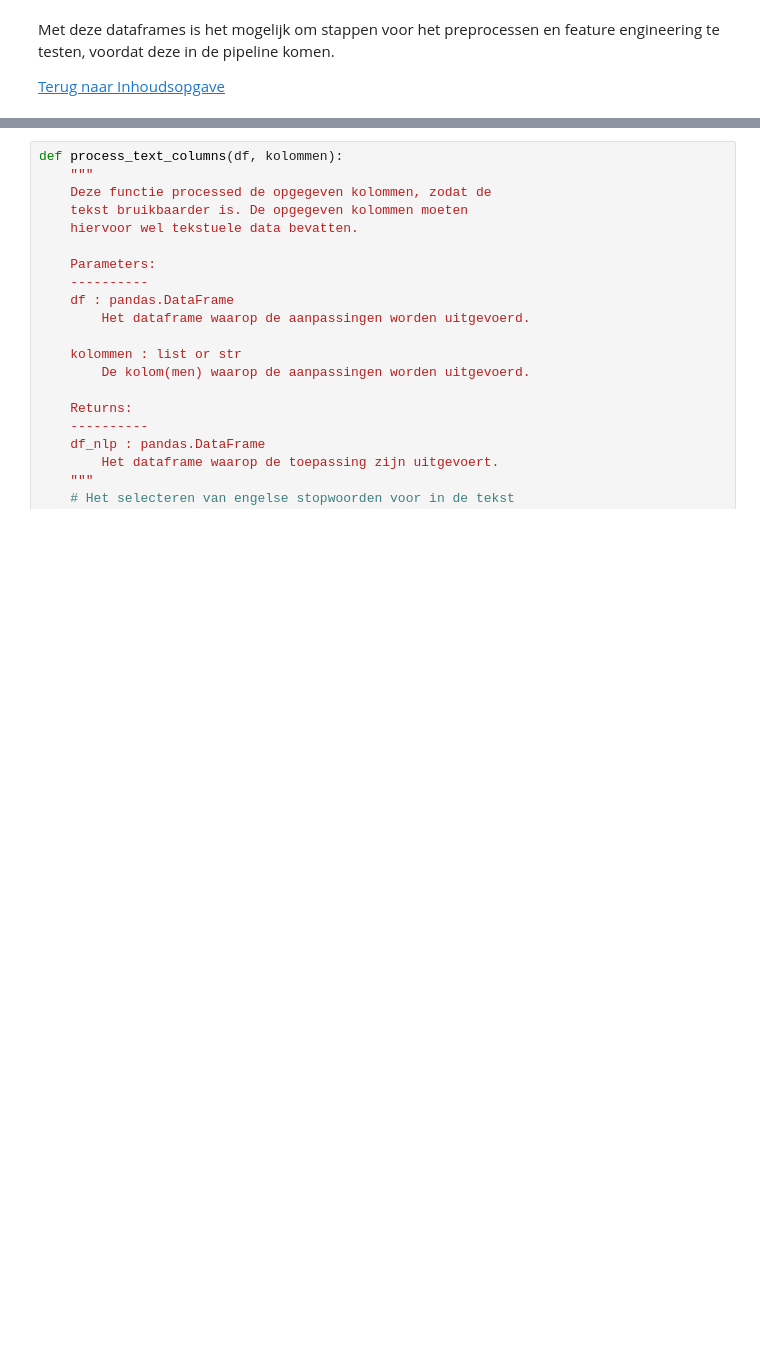
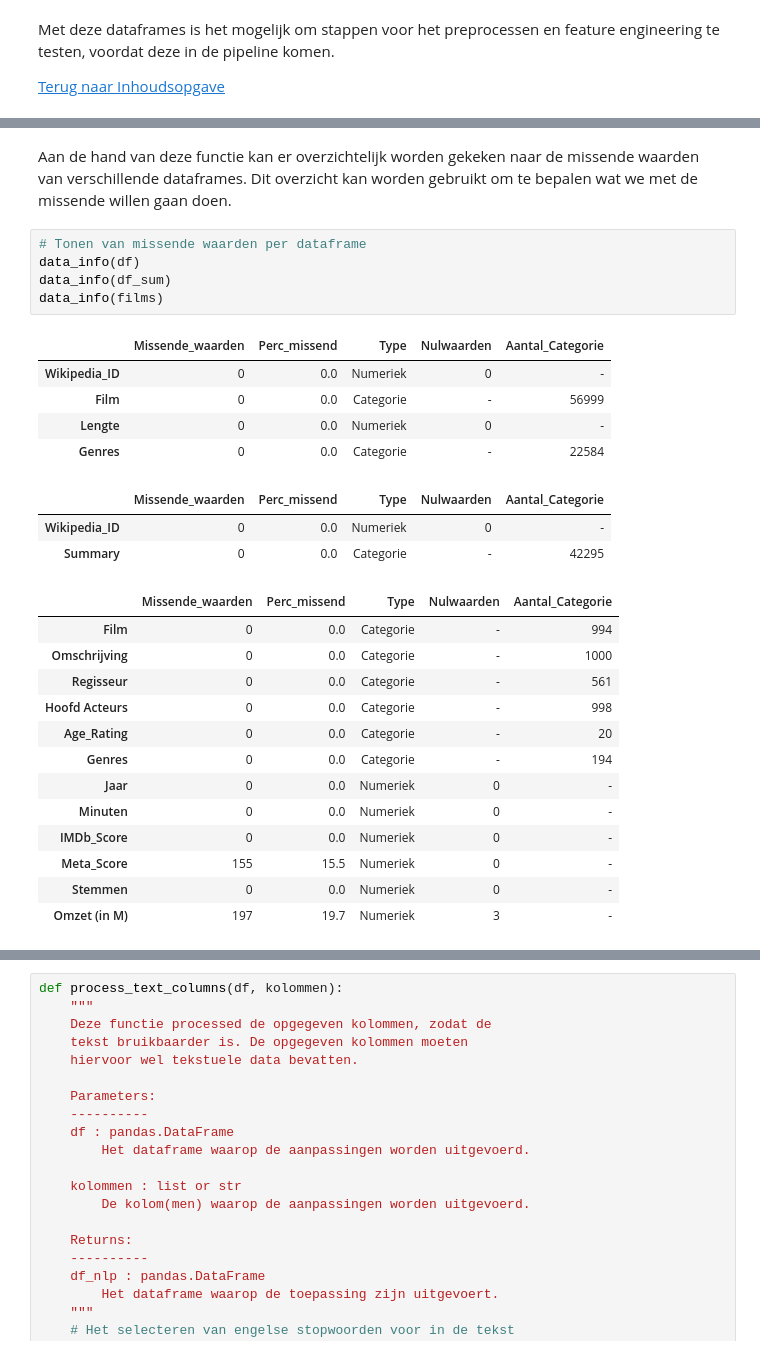
Before and after one commit to BJHeemskerk/Data3, a Jupyter notebook: CineClassify.ipynb, the cells around one changed output, grey strips where cells are left out. Saved outputs shown, nothing was run; the diff lists cells and outputs as text; blank space fills up the shorter version.

```diff
--- a/CineClassify.ipynb
+++ b/CineClassify.ipynb
@@ -517,0 +573,29 @@ Nu alle data is gepreprocessed, kan er worden gewerkt aan het maken van de featu
+# %% [markdown]
+Aan de hand van deze functie kan er overzichtelijk worden gekeken naar de missende waarden van verschillende dataframes. Dit overzicht kan worden gebruikt om te bepalen wat we met de missende willen gaan doen.
+# %%
+# Tonen van missende waarden per dataframe
+data_info(df)
+data_info(df_sum)
+data_info(films)
+# %% [output]
+|  | Missende_waarden | Perc_missend | Type | Nulwaarden | Aantal_Categorie |
+| Wikipedia_ID | 0 | 0.0 | Numeriek | 0 | - |
+| Film | 0 | 0.0 | Categorie | - | 56999 |
+| Lengte | 0 | 0.0 | Numeriek | 0 | - |
+| Genres | 0 | 0.0 | Categorie | - | 22584 |
+|  | Missende_waarden | Perc_missend | Type | Nulwaarden | Aantal_Categorie |
+| Wikipedia_ID | 0 | 0.0 | Numeriek | 0 | - |
+| Summary | 0 | 0.0 | Categorie | - | 42295 |
+|  | Missende_waarden | Perc_missend | Type | Nulwaarden | Aantal_Categorie |
+| Film | 0 | 0.0 | Categorie | - | 994 |
+| Omschrijving | 0 | 0.0 | Categorie | - | 1000 |
+| Regisseur | 0 | 0.0 | Categorie | - | 561 |
+| Hoofd Acteurs | 0 | 0.0 | Categorie | - | 998 |
+| Age_Rating | 0 | 0.0 | Categorie | - | 20 |
+| Genres | 0 | 0.0 | Categorie | - | 194 |
+| Jaar | 0 | 0.0 | Numeriek | 0 | - |
+| Minuten | 0 | 0.0 | Numeriek | 0 | - |
+| IMDb_Score | 0 | 0.0 | Numeriek | 0 | - |
+| Meta_Score | 155 | 15.5 | Numeriek | 0 | - |
+| Stemmen | 0 | 0.0 | Numeriek | 0 | - |
+| Omzet (in M) | 197 | 19.7 | Numeriek | 3 | - |
```
Also changed, not shown: parts of 16 cells of this notebook.
